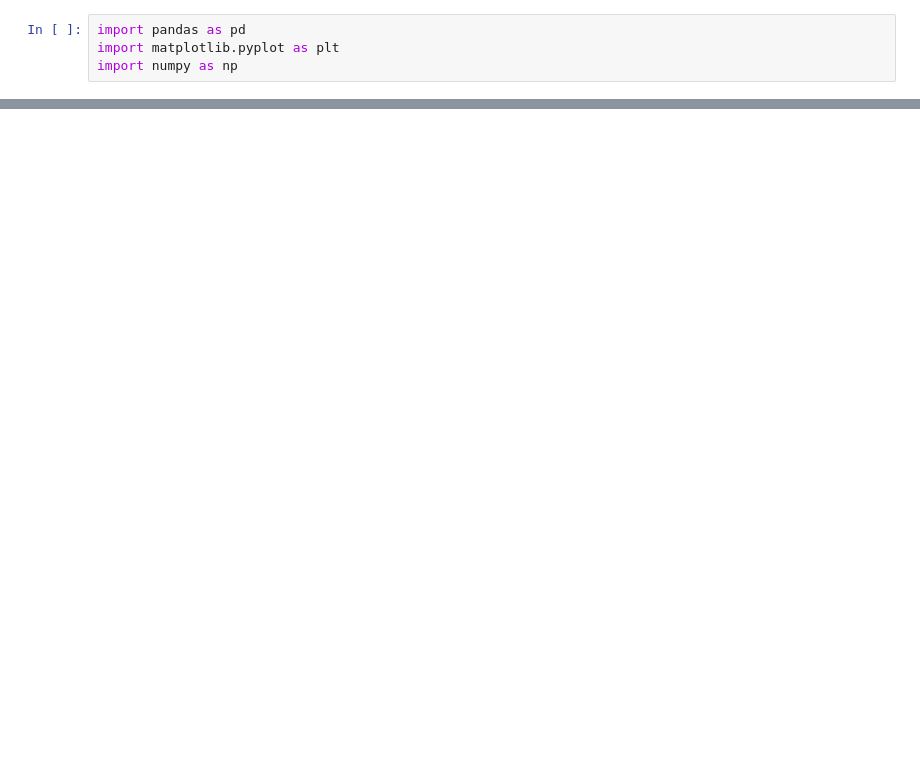
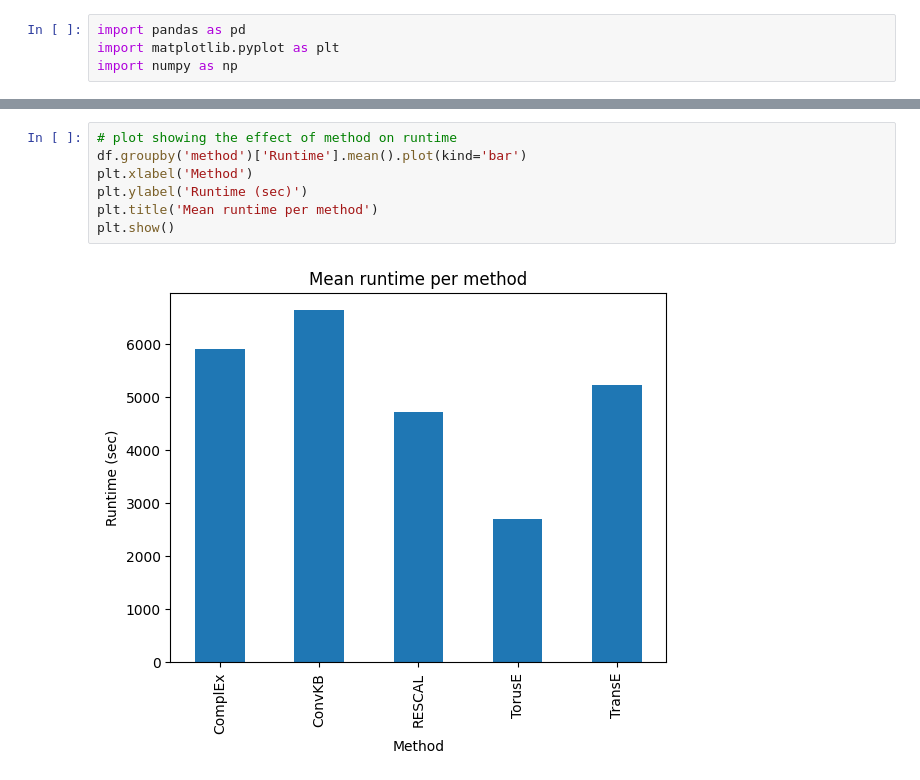
Before and after one commit to atoffano/KGene2Pheno, a Jupyter notebook: fig.ipynb, the cells around one changed output, grey strips where cells are left out. Cells and saved outputs as stored; diff of their text form; blank space fills up the shorter version.

```diff
--- a/fig.ipynb
+++ b/fig.ipynb
@@ -52,0 +114,9 @@ for name in names:
+# %%
+# plot showing the effect of method on runtime
+df.groupby('method')['Runtime'].mean().plot(kind='bar')
+plt.xlabel('Method')
+plt.ylabel('Runtime (sec)')
+plt.title('Mean runtime per method')
+plt.show()
+# %% [output]
+[figure, added]
```
Also changed, not shown: parts of 6 cells of this notebook, 4 other files.
